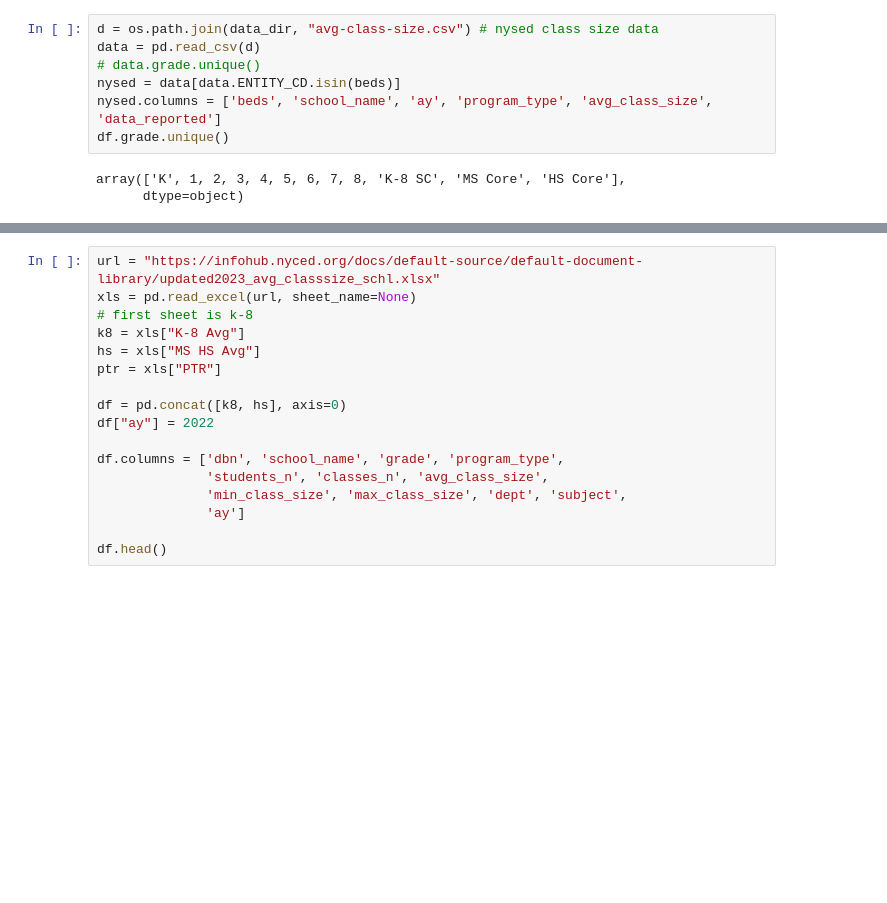
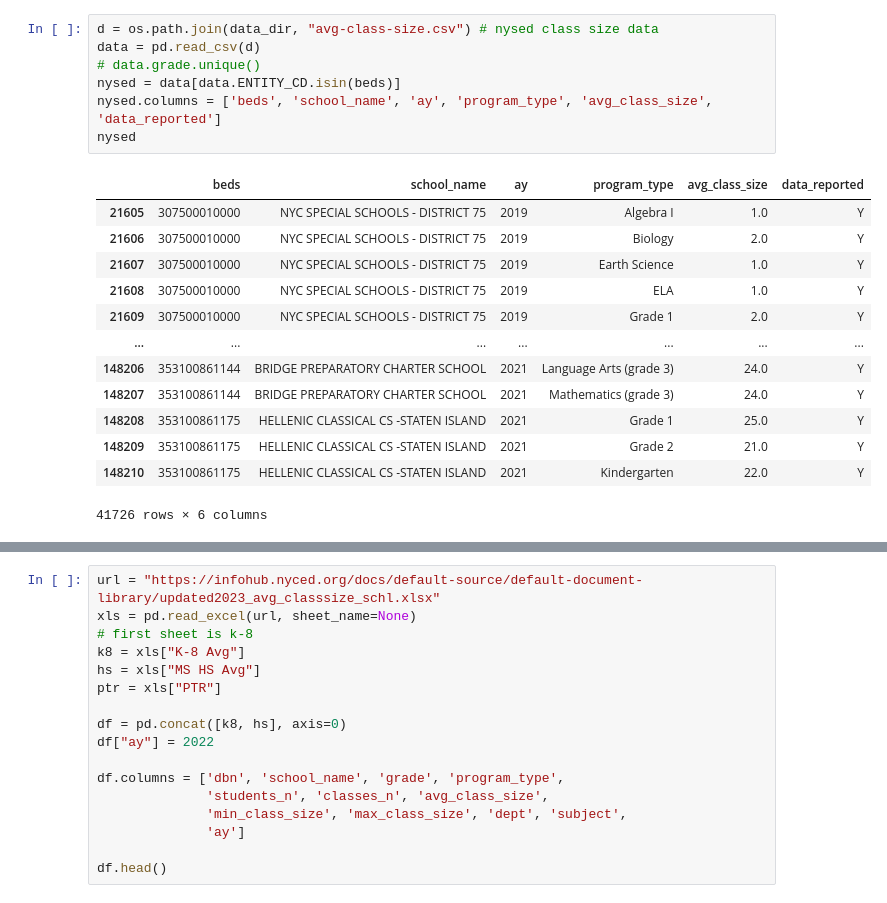
Before and after one commit to adelphi-ed-tech/nycschools, a Jupyter notebook: book/nb/drafts/class_size.ipynb, the cells around one changed output, grey strips where cells are left out. Saved outputs shown, nothing was run; the diff lists cells and outputs as text; blank space fills up the shorter version.

```diff
--- a/book/nb/drafts/class_size.ipynb
+++ b/book/nb/drafts/class_size.ipynb
@@ -41,10 +109,21 @@ ict
 # %%
 d = os.path.join(data_dir, "avg-class-size.csv") # nysed class size data
 data = pd.read_csv(d)
 # data.grade.unique()
 nysed = data[data.ENTITY_CD.isin(beds)]
 nysed.columns = ['beds', 'school_name', 'ay', 'program_type', 'avg_class_size', 'data_reported']
-df.grade.unique()
+nysed
 # %% [output]
+|  | beds | school_name | ay | program_type | avg_class_size | data_reported |
+| 21605 | 307500010000 | NYC SPECIAL SCHOOLS - DISTRICT 75 | 2019 | Algebra I | 1.0 | Y |
+| 21606 | 307500010000 | NYC SPECIAL SCHOOLS - DISTRICT 75 | 2019 | Biology | 2.0 | Y |
+| 21607 | 307500010000 | NYC SPECIAL SCHOOLS - DISTRICT 75 | 2019 | Earth Science | 1.0 | Y |
+| 21608 | 307500010000 | NYC SPECIAL SCHOOLS - DISTRICT 75 | 2019 | ELA | 1.0 | Y |
+| 21609 | 307500010000 | NYC SPECIAL SCHOOLS - DISTRICT 75 | 2019 | Grade 1 | 2.0 | Y |
+| ... | ... | ... | ... | ... | ... | ... |
+| 148206 | 353100861144 | BRIDGE PREPARATORY CHARTER SCHOOL | 2021 | Language Arts (grade 3) | 24.0 | Y |
+| 148207 | 353100861144 | BRIDGE PREPARATORY CHARTER SCHOOL | 2021 | Mathematics (grade 3) | 24.0 | Y |
+| 148208 | 353100861175 | HELLENIC CLASSICAL CS -STATEN ISLAND | 2021 | Grade 1 | 25.0 | Y |
+| 148209 | 353100861175 | HELLENIC CLASSICAL CS -STATEN ISLAND | 2021 | Grade 2 | 21.0 | Y |
+| 148210 | 353100861175 | HELLENIC CLASSICAL CS -STATEN ISLAND | 2021 | Kindergarten | 22.0 | Y |
-array(['K', 1, 2, 3, 4, 5, 6, 7, 8, 'K-8 SC', 'MS Core', 'HS Core'],
-      dtype=object)
+41726 rows × 6 columns
```
Also changed, not shown: parts of 9 cells of this notebook, 22 other files.
